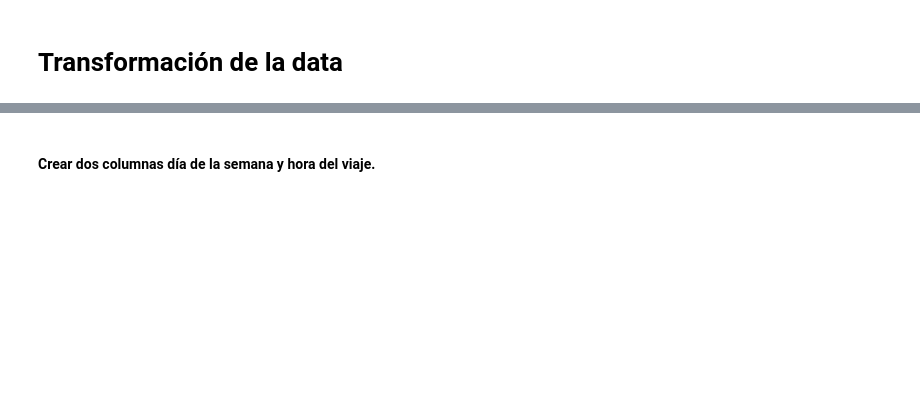
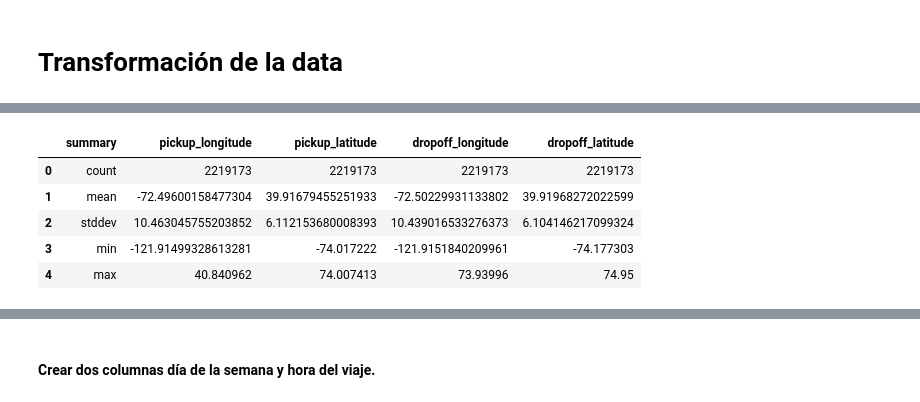
Before and after one commit to kx22peralta/IA---Pr-ctica-Calificada-2, a Jupyter notebook: Predicción de tarifas de taxis.ipynb, the cells around one changed output, grey strips where cells are left out. Saved outputs shown, nothing was run; the diff lists cells and outputs as text; code cells hidden in the pictures; blank space fills up the shorter version.

```diff
--- a/Predicción de tarifas de taxis.ipynb
+++ b/Predicción de tarifas de taxis.ipynb
@@ -197,0 +241,5 @@ dfspark_sample.groupBy("passenger_count").count().show()
+# %%
+summary_new=dfspark_sample.describe(["pickup_longitude",
+                                 "pickup_latitude",
+                                 "dropoff_longitude",
+                                 "dropoff_latitude"]).toPandas()
@@ -197,0 +248,9 @@ dfspark_sample.groupBy("passenger_count").count().show()
+# %%
+summary_new
+# %% [output]
+|  | summary | pickup_longitude | pickup_latitude | dropoff_longitude | dropoff_latitude |
+| 0 | count | 2219173 | 2219173 | 2219173 | 2219173 |
+| 1 | mean | -72.49600158477304 | 39.91679455251933 | -72.50229931133802 | 39.91968272022599 |
+| 2 | stddev | 10.463045755203852 | 6.112153680008393 | 10.439016533276373 | 6.104146217099324 |
+| 3 | min | -121.91499328613281 | -74.017222 | -121.9151840209961 | -74.177303 |
+| 4 | max | 40.840962 | 74.007413 | 73.93996 | 74.95 |
```
Also changed, not shown: parts of 44 cells of this notebook.
